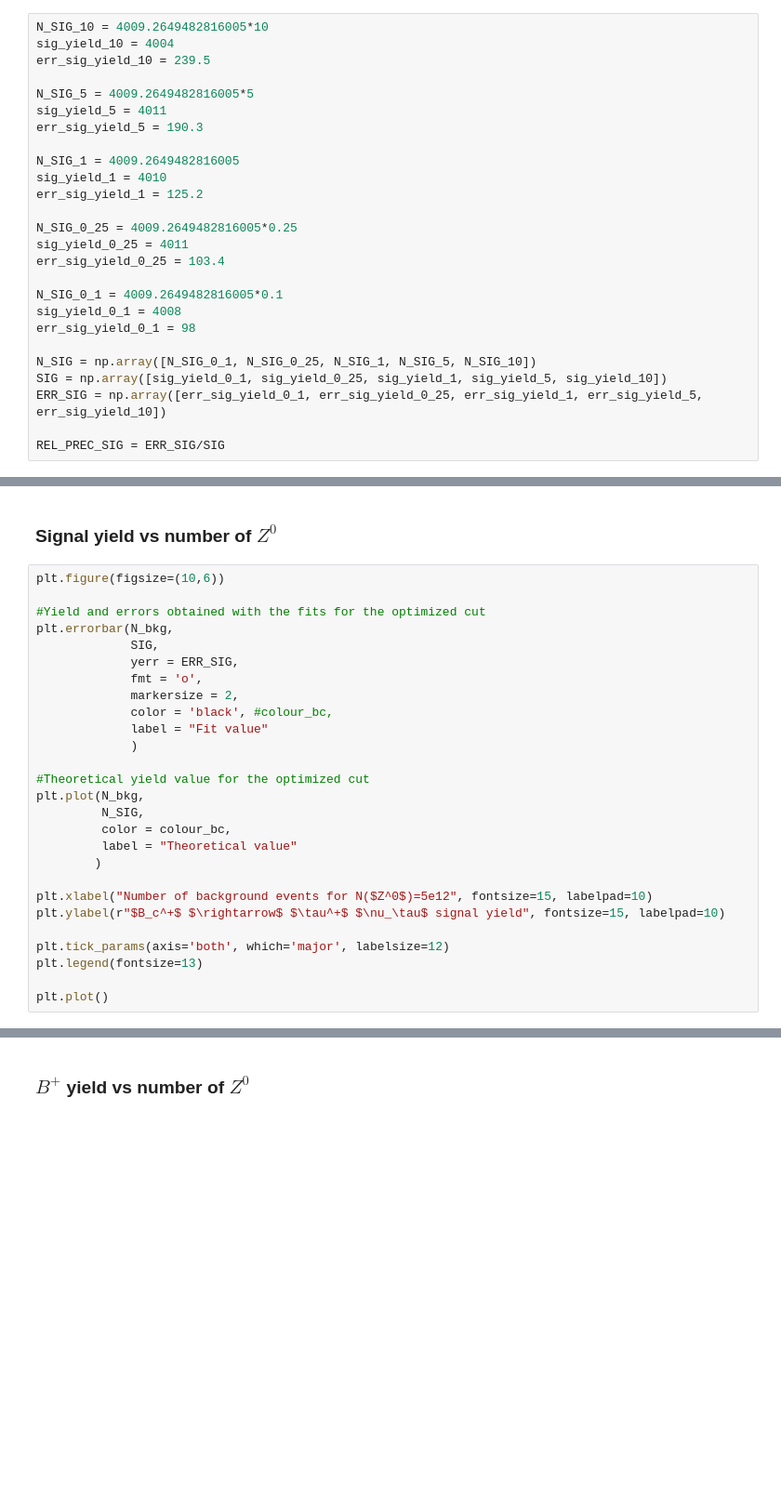
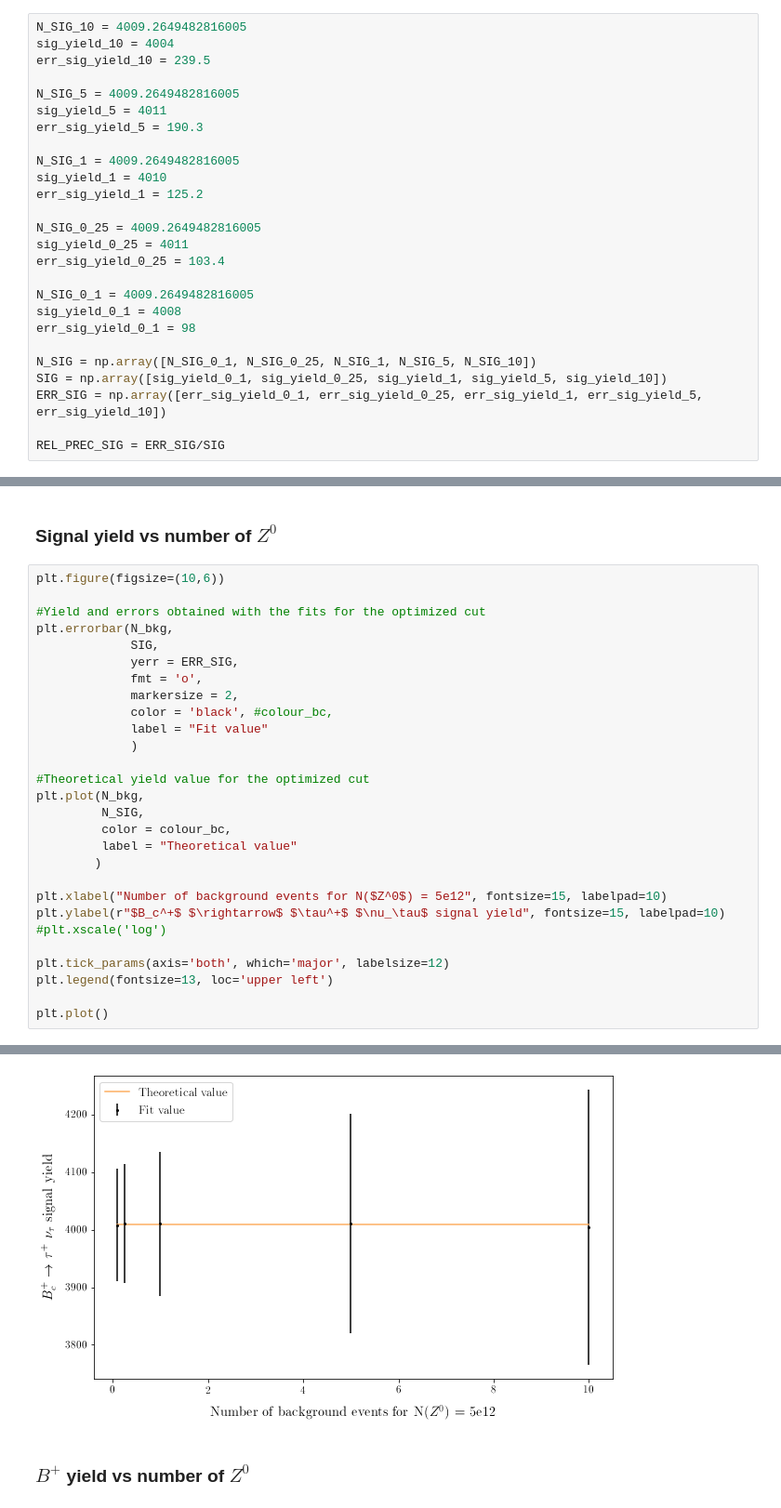
Before and after one commit to MarieHartmann/Stage_M1, a Jupyter notebook: Stage_M1/Bc_to_tau_nu/Template_fits/N_bkg-vs-yields.ipynb, the cells around one changed output, grey strips where cells are left out. Shown at 93% size. Saved outputs shown, nothing was run; the diff lists cells and outputs as text; blank space fills up the shorter version.

```diff
--- a/Stage_M1/Bc_to_tau_nu/Template_fits/N_bkg-vs-yields.ipynb
+++ b/Stage_M1/Bc_to_tau_nu/Template_fits/N_bkg-vs-yields.ipynb
@@ -33,9 +34,9 @@ N_bkg = np.array([0.1, 0.25, 1, 5, 10])
 # %%
-N_SIG_10 = 4009.2649482816005*10
+N_SIG_10 = 4009.2649482816005
 sig_yield_10 = 4004
 err_sig_yield_10 = 239.5
 
-N_SIG_5 = 4009.2649482816005*5
+N_SIG_5 = 4009.2649482816005
 sig_yield_5 = 4011
 err_sig_yield_5 = 190.3
 
@@ -43,11 +44,11 @@ N_SIG_1 = 4009.2649482816005
 sig_yield_1 = 4010
 err_sig_yield_1 = 125.2
 
-N_SIG_0_25 = 4009.2649482816005*0.25
+N_SIG_0_25 = 4009.2649482816005
 sig_yield_0_25 = 4011
 err_sig_yield_0_25 = 103.4
 
-N_SIG_0_1 = 4009.2649482816005*0.1
+N_SIG_0_1 = 4009.2649482816005
 sig_yield_0_1 = 4008
 err_sig_yield_0_1 = 98
 
@@ -145,11 +146,12 @@ plt.plot(N_bkg,
          label = "Theoretical value"
         )
 
-plt.xlabel("Number of background events for N($Z^0$)=5e12", fontsize=15, labelpad=10)
+plt.xlabel("Number of background events for N($Z^0$) = 5e12", fontsize=15, labelpad=10)
 plt.ylabel(r"$B_c^+$ $\rightarrow$ $\tau^+$ $\nu_\tau$ signal yield", fontsize=15, labelpad=10)
+#plt.xscale('log')
 
 plt.tick_params(axis='both', which='major', labelsize=12)
-plt.legend(fontsize=13)
+plt.legend(fontsize=13, loc='upper left')
 
 plt.plot()
 # %% [output]
@@ -162,3 +159,4 @@ Here is the full report generated by latex:
+[figure, added]
 # %% [markdown]
 ### $B^+$ yield vs number of $Z^0$
 # %% [markdown]
```
Also changed, not shown: parts of 6 cells of this notebook.
